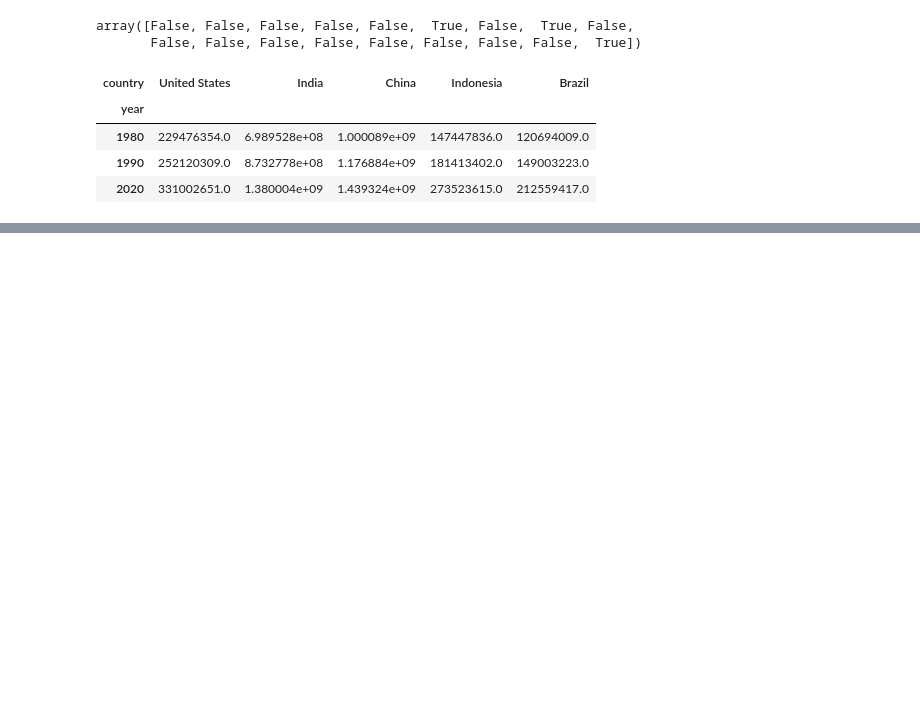
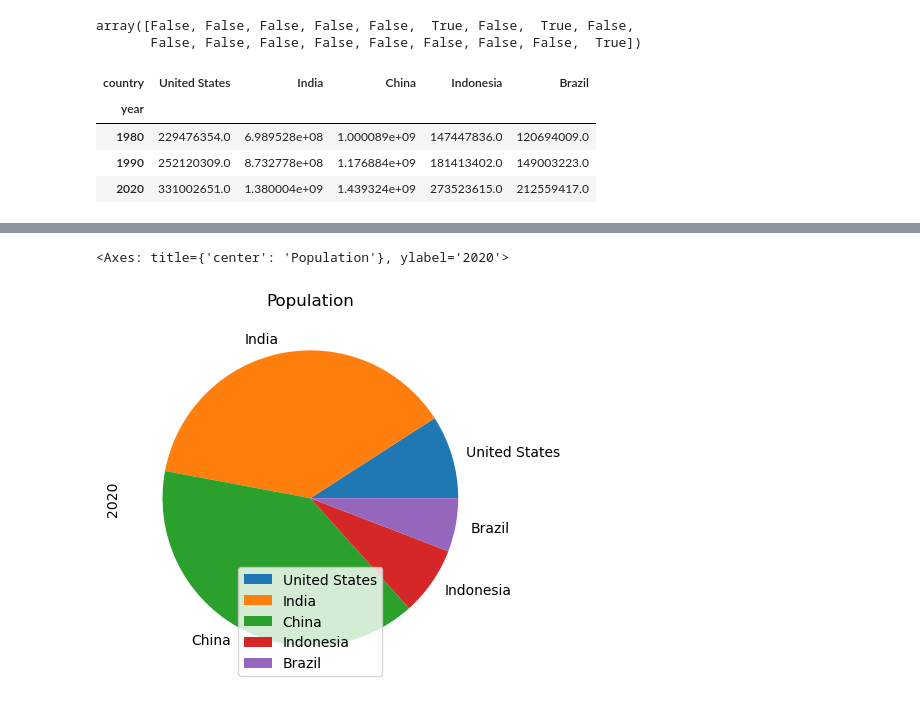
Before and after one commit to Giacomo98DaRe/Python_DataScience, a Jupyter notebook: Projects/2.Static&InteractiveVisualization/DatasetOverview&Reshaping.ipynb, the cells around one changed output, grey strips where cells are left out. Drawn from its saved outputs; the diff is of its cells as text; code cells hidden in the pictures; blank space fills up the shorter version.

```diff
--- a/Projects/2.Static&InteractiveVisualization/DatasetOverview&Reshaping.ipynb
+++ b/Projects/2.Static&InteractiveVisualization/DatasetOverview&Reshaping.ipynb
@@ -138,0 +152,5 @@ population_variousYears
+# %%
+df_2020_reshaped.columns = df_2020_reshaped.columns.astype(str)
+df_2020_reshaped
+# Alternative
+# df_2020_reshaped.rename(columns={2020:"2020"}, inplace=True)
@@ -138,0 +165,5 @@ population_variousYears
+# %%
+df_2020_reshaped.plot(kind="pie", y="2020", title="Population")
+# %% [output]
+<Axes: title={'center': 'Population'}, ylabel='2020'>
+[figure, added]
```
Also changed, not shown: parts of 4 cells of this notebook.
